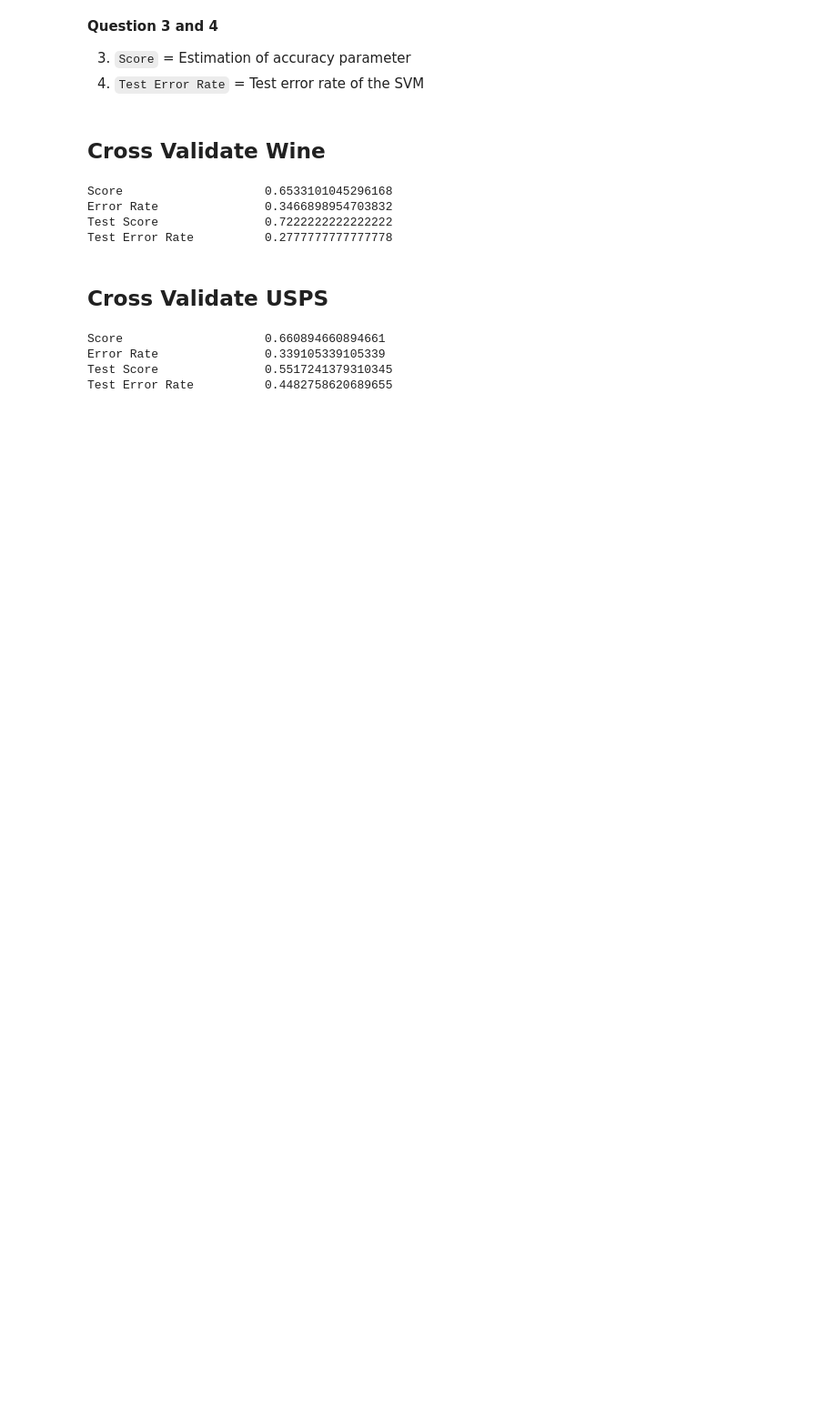
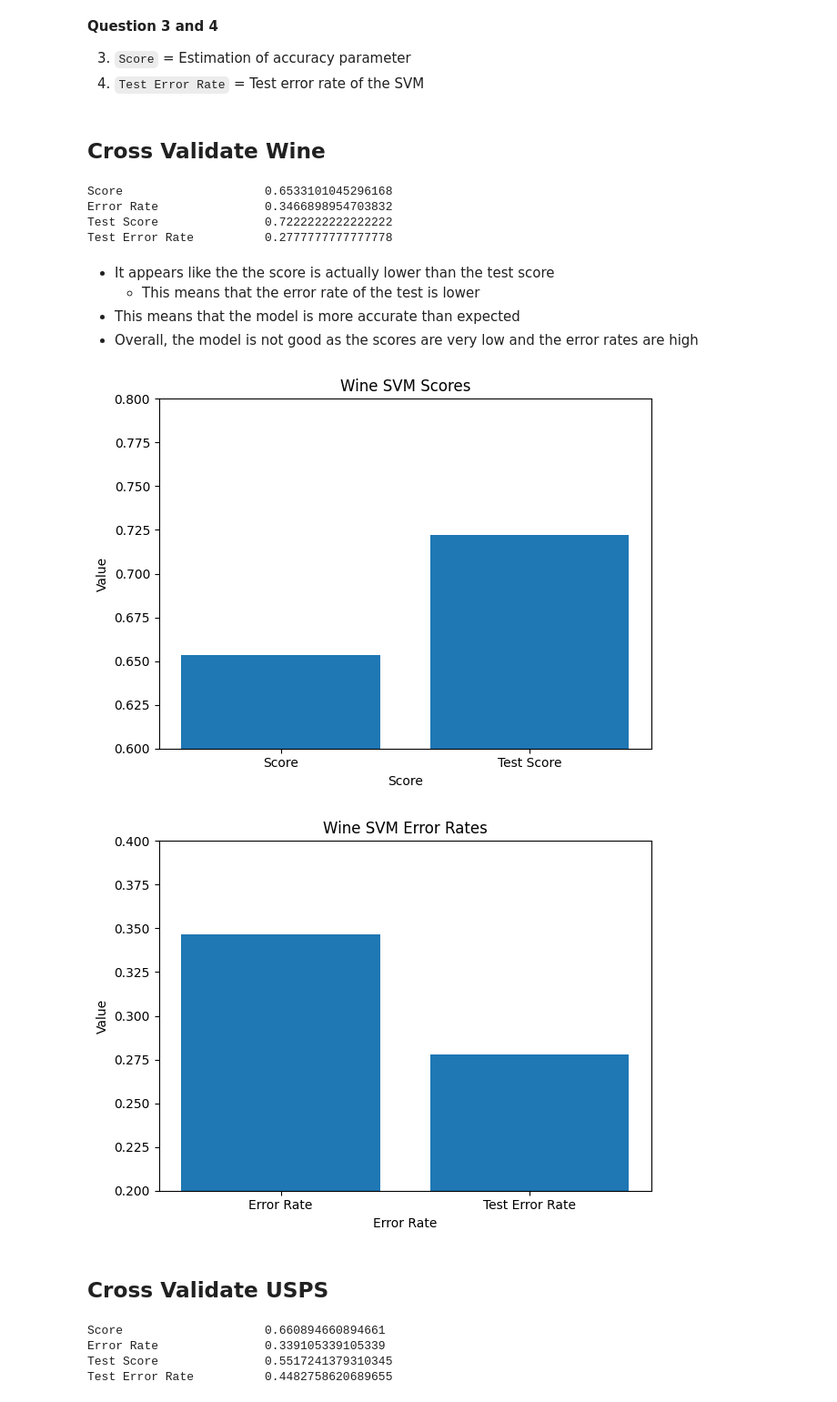
Before and after one commit to mbeps/Machine-Learning-Assignment-3, a Jupyter notebook: Assignment_3.ipynb, the cells around one changed output. Shown at 91% size. Saved outputs shown, nothing was run; the diff lists cells and outputs as text; code cells hidden in the pictures; blank space fills up the shorter version.

Commit message:
Added explanations for graphs

```diff
--- a/Assignment_3.ipynb
+++ b/Assignment_3.ipynb
@@ -192,3 +195,26 @@ class Cross_Validation:
+# %%
+def plot_bar_chart(data: dict, title: str, xlabel: str, ylabel: str, lower_bound: float, upper_bound: float) -> None:
+	"""Plots a bar chart of the scores.
+
+	Args:
+		data (dict): dictionary of the scores
+		title (str): title of the bar chart
+		xlabel (str): x-axis label
+		ylabel (str): y-axis label
+		filename (str): filename of the bar chart
+	"""
+	# Get the keys and values from the dictionary
+	keys: list[str] = list(data.keys())
+	values: list[float] = list(data.values())
+
+	fig, ax = plt.subplots()
+	ax.bar(keys, values)
+	ax.set_title(title)
+	ax.set_xlabel(xlabel)
+	ax.set_ylabel(ylabel)
+	ax.set_ylim(lower_bound, upper_bound)
+	fig.tight_layout()
+	plt.show()
 # %% [markdown]
 **Question 3 and 4**
 
@@ -204,6 +230,27 @@ Score                    0.6533101045296168
 Error Rate               0.3466898954703832
 Test Score               0.7222222222222222
 Test Error Rate          0.2777777777777778
+# %% [markdown]
+- It appears like the the score is actually lower than the test score
+  - This means that the error rate of the test is lower
+- This means that the model is more accurate than expected
+- Overall, the model is not good as the scores are very low and the error rates are high
+# %%
+wine_svm_scores: dict = {
+	"Score": wine_svm_cross_validation.score,
+	"Test Score": wine_svm_cross_validation.test_score
+}
+plot_bar_chart(wine_svm_scores, "Wine SVM Scores", "Score", "Value", 0.6, 0.8)
+
+wine_svm_error_rates: dict = {
+	"Error Rate": wine_svm_cross_validation.error_rate,
+	"Test Error Rate": wine_svm_cross_validation.test_error_rate
+}
+
+plot_bar_chart(wine_svm_error_rates, "Wine SVM Error Rates", "Error Rate", "Value", 0.2, 0.4)
+# %% [output]
+[figure, added]
+[figure, added]
 # %% [markdown]
 ## Cross Validate USPS
 # %%
```
Also changed, not shown: parts of 24 cells of this notebook.
